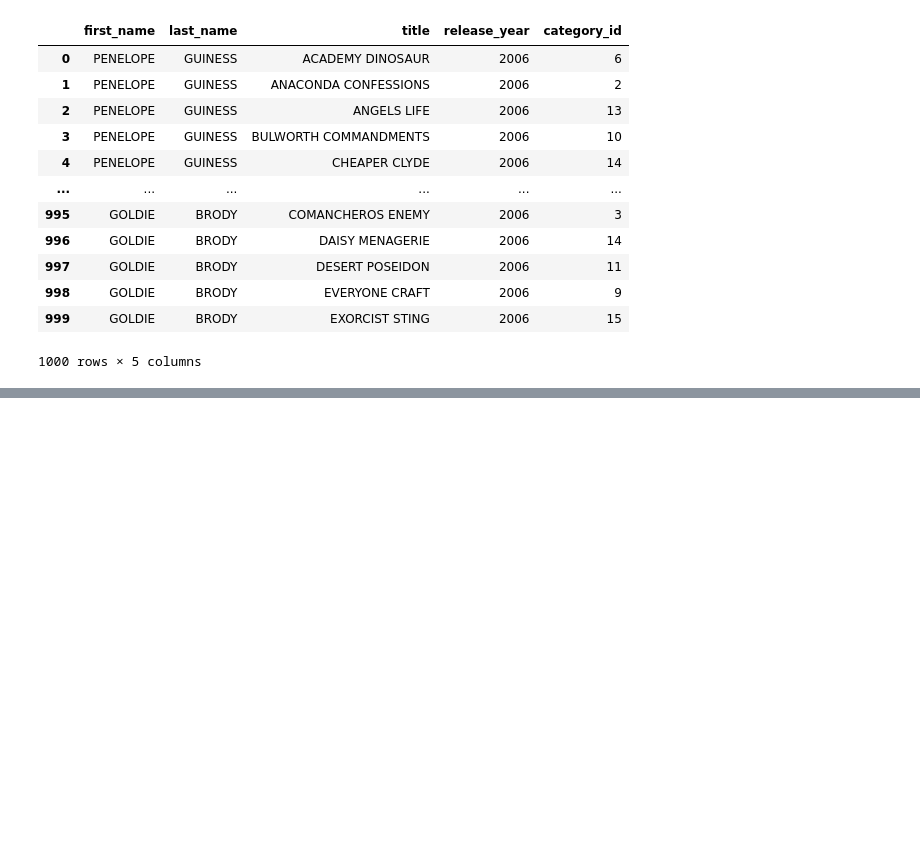
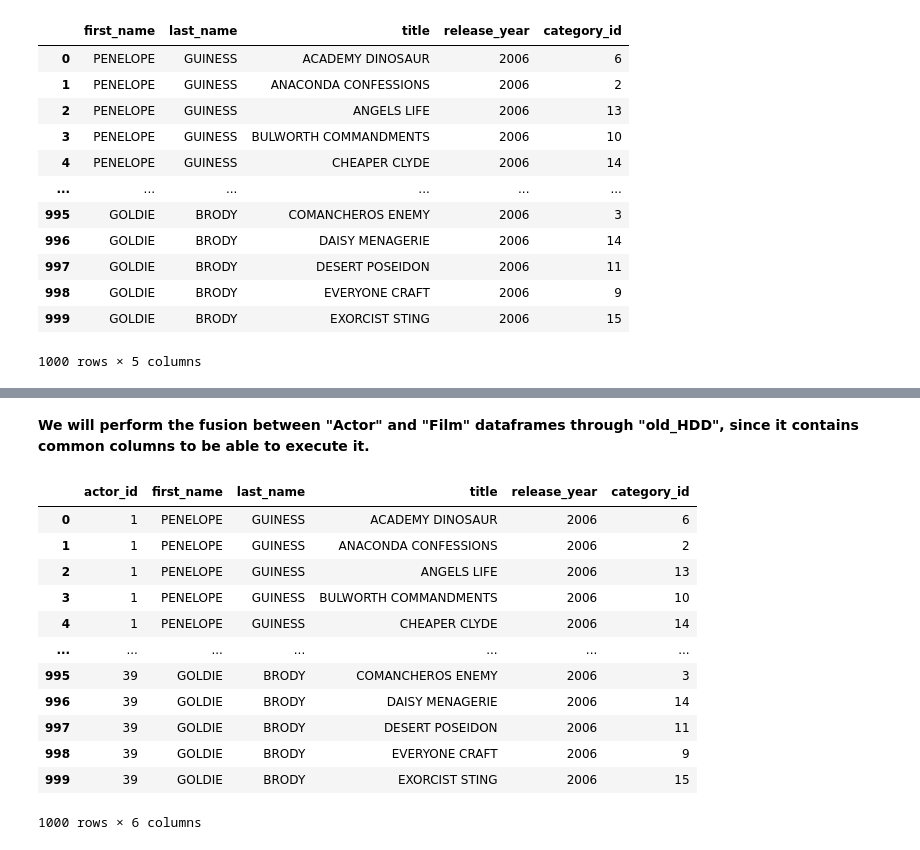
Before and after one commit to dapafer/sql-data-base-building, a Jupyter notebook: src/data_transformation_merge.ipynb, the cells around one changed output, grey strips where cells are left out. Drawn from its saved outputs; the diff is of its cells as text; code cells hidden in the pictures; blank space fills up the shorter version.

```diff
--- a/src/data_transformation_merge.ipynb
+++ b/src/data_transformation_merge.ipynb
@@ -38,0 +71,19 @@ hdd
+# %% [markdown]
+**We will perform the fusion between "Actor" and "Film" dataframes through "old_HDD", since it contains common columns to be able to execute it.**
+# %%
+merged_actors_hdd = pd.merge(actors, hdd, on=['first_name', 'last_name'], how='inner')
+merged_actors_hdd
+# %% [output]
+|  | actor_id | first_name | last_name | title | release_year | category_id |
+| 0 | 1 | PENELOPE | GUINESS | ACADEMY DINOSAUR | 2006 | 6 |
+| 1 | 1 | PENELOPE | GUINESS | ANACONDA CONFESSIONS | 2006 | 2 |
+| 2 | 1 | PENELOPE | GUINESS | ANGELS LIFE | 2006 | 13 |
+| 3 | 1 | PENELOPE | GUINESS | BULWORTH COMMANDMENTS | 2006 | 10 |
+| 4 | 1 | PENELOPE | GUINESS | CHEAPER CLYDE | 2006 | 14 |
+| ... | ... | ... | ... | ... | ... | ... |
+| 995 | 39 | GOLDIE | BRODY | COMANCHEROS ENEMY | 2006 | 3 |
+| 996 | 39 | GOLDIE | BRODY | DAISY MENAGERIE | 2006 | 14 |
+| 997 | 39 | GOLDIE | BRODY | DESERT POSEIDON | 2006 | 11 |
+| 998 | 39 | GOLDIE | BRODY | EVERYONE CRAFT | 2006 | 9 |
+| 999 | 39 | GOLDIE | BRODY | EXORCIST STING | 2006 | 15 |
+1000 rows × 6 columns
```
Also changed, not shown: parts of 8 cells of this notebook, 2 other files.
